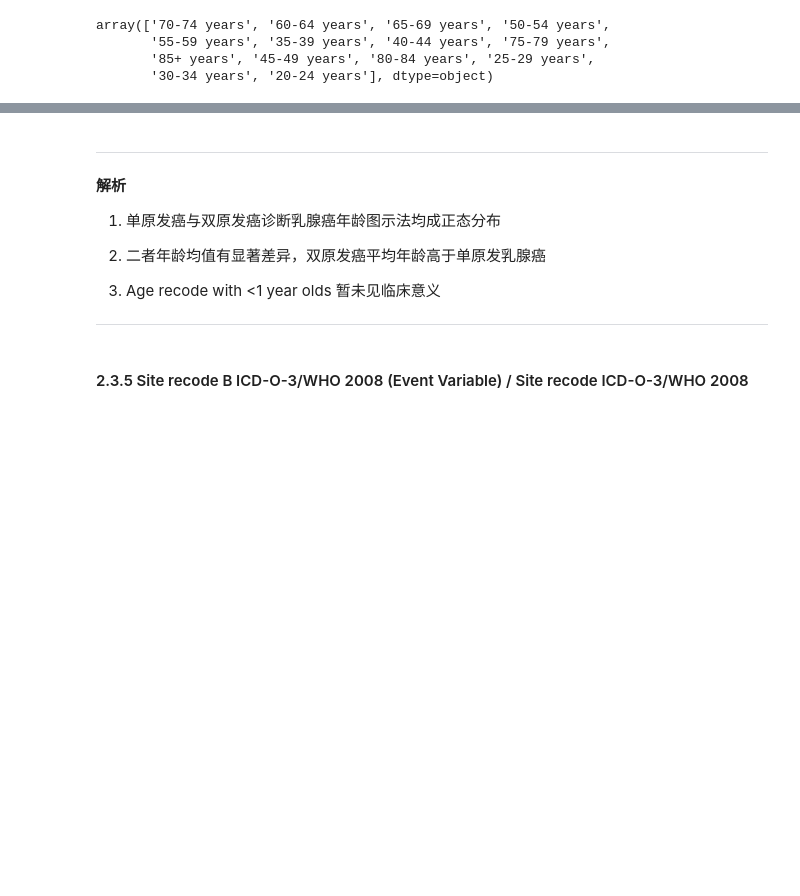
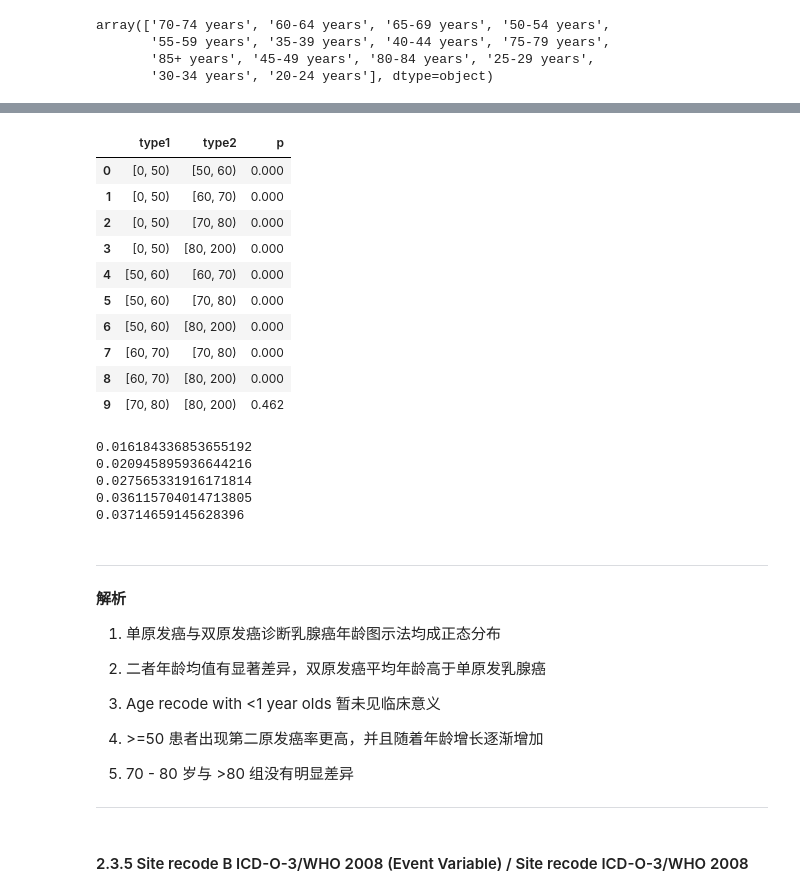
Before and after one commit to dearfad/mmhelper, a Jupyter notebook: project/qx/qx1.ipynb, the cells around one changed output, grey strips where cells are left out. Cells and saved outputs as stored; diff of their text form; code cells hidden in the pictures; blank space fills up the shorter version.

```diff
--- a/project/qx/qx1.ipynb
+++ b/project/qx/qx1.ipynb
@@ -300,0 +338,15 @@ array(['70-74 years', '60-64 years', '65-69 years', '50-54 years',
+# %%
+tag = ['[50, 200)','[35, 50)','[0, 35)']
+result = pd.DataFrame()
+result_row = []
+result_row2 = []
+result_p = []
+for row in range(len(obs)):
+    for row2 in range(row+1, len(obs)):
+        result_row.append(tag[row])
+        result_row2.append(tag[row2])
+        result_p.append(round(chi2_contingency(np.array([obs[row], obs[row2]]))[1],3))
+result['type1'] = result_row
+result['type2'] = result_row2
+result['p'] = result_p
+result
@@ -300,0 +366,5 @@ array(['70-74 years', '60-64 years', '65-69 years', '50-54 years',
+# %%
+# 年龄按照 50 to 70 + 岁节点进行分组
+
+spage_group = pd.cut(spdata['Age at diagnosis'], bins=[0,50,60,70,80,200], right=False)
+spdata.groupby(spage_group).size()
@@ -300,0 +379,3 @@ array(['70-74 years', '60-64 years', '65-69 years', '50-54 years',
+# %%
+mpage_group = pd.cut(mpdata[mpdata['Record number recode']==1]['Age at diagnosis'], bins=[0,50,60,70,80,200], right=False)
+mpdata[mpdata['Record number recode']==1].groupby(mpage_group).size()
@@ -300,0 +390,6 @@ array(['70-74 years', '60-64 years', '65-69 years', '50-54 years',
+# %%
+sage = spdata.groupby(spage_group).size()
+mage = mpdata[mpdata['Record number recode']==1].groupby(mpage_group).size()
+obs = np.array([sage, mage]).T
+print(obs)
+chi2_contingency(obs)
@@ -301,3 +410,42 @@ array(['70-74 years', '60-64 years', '65-69 years', '50-54 years',
+# %%
+tag = ['[0, 50)','[50, 60)','[60, 70)','[70, 80)','[80, 200)']
+result = pd.DataFrame()
+result_row = []
+result_row2 = []
+result_p = []
+for row in range(len(obs)):
+    for row2 in range(row+1, len(obs)):
+        result_row.append(tag[row])
+        result_row2.append(tag[row2])
+        result_p.append(round(chi2_contingency(np.array([obs[row], obs[row2]]))[1],3))
+result['type1'] = result_row
+result['type2'] = result_row2
+result['p'] = result_p
+result
+# %% [output]
+|  | type1 | type2 | p |
+| 0 | [0, 50) | [50, 60) | 0.000 |
+| 1 | [0, 50) | [60, 70) | 0.000 |
+| 2 | [0, 50) | [70, 80) | 0.000 |
+| 3 | [0, 50) | [80, 200) | 0.000 |
+| 4 | [50, 60) | [60, 70) | 0.000 |
+| 5 | [50, 60) | [70, 80) | 0.000 |
+| 6 | [50, 60) | [80, 200) | 0.000 |
+| 7 | [60, 70) | [70, 80) | 0.000 |
+| 8 | [60, 70) | [80, 200) | 0.000 |
+| 9 | [70, 80) | [80, 200) | 0.462 |
+# %%
+print(1180/(71730+1180))
+print(1698/(79368+1698))
+print(2386/(84172+2386))
+print(1944/(51883+1944))
+print(1080/(27994+1080))
+# %% [output]
+0.016184336853655192
+0.020945895936644216
+0.027565331916171814
+0.036115704014713805
+0.03714659145628396
 # %% [markdown]
 ---
 
@@ -309,6 +457,10 @@ array(['70-74 years', '60-64 years', '65-69 years', '50-54 years',
 
 3. Age recode with <1 year olds 暂未见临床意义
 
+4. \>=50 患者出现第二原发癌率更高，并且随着年龄增长逐渐增加
+
+5. 70 - 80 岁与 >80 组没有明显差异
+
 ---
 # %% [markdown]
 #### 2.3.5 Site recode B ICD-O-3/WHO 2008 (Event Variable) / Site recode ICD-O-3/WHO 2008
```
Also changed, not shown: parts of 28 cells of this notebook, 1 other file.
